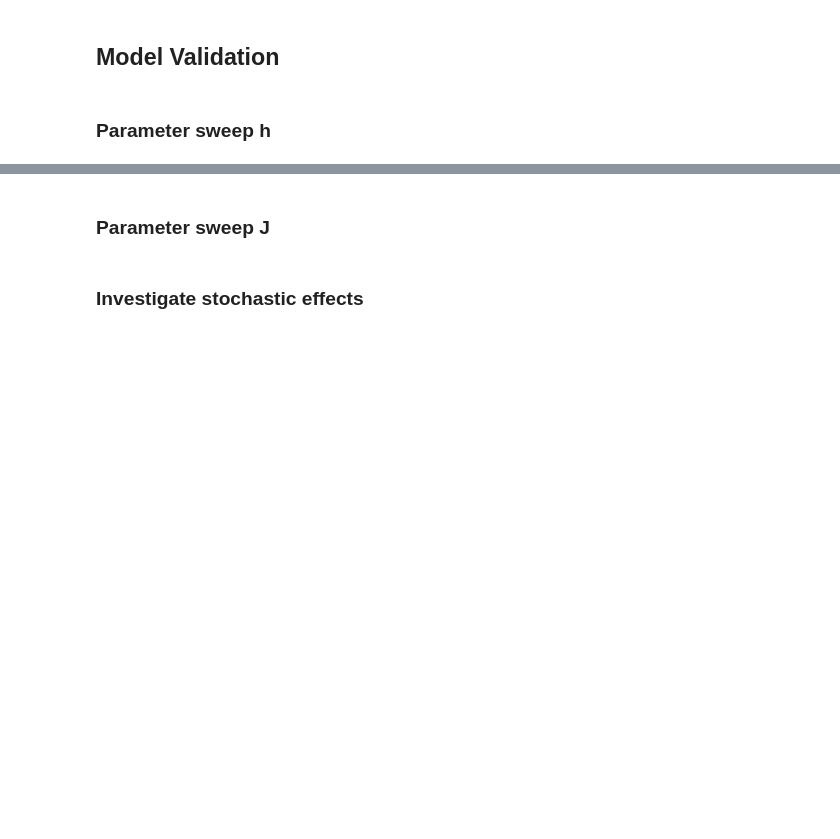
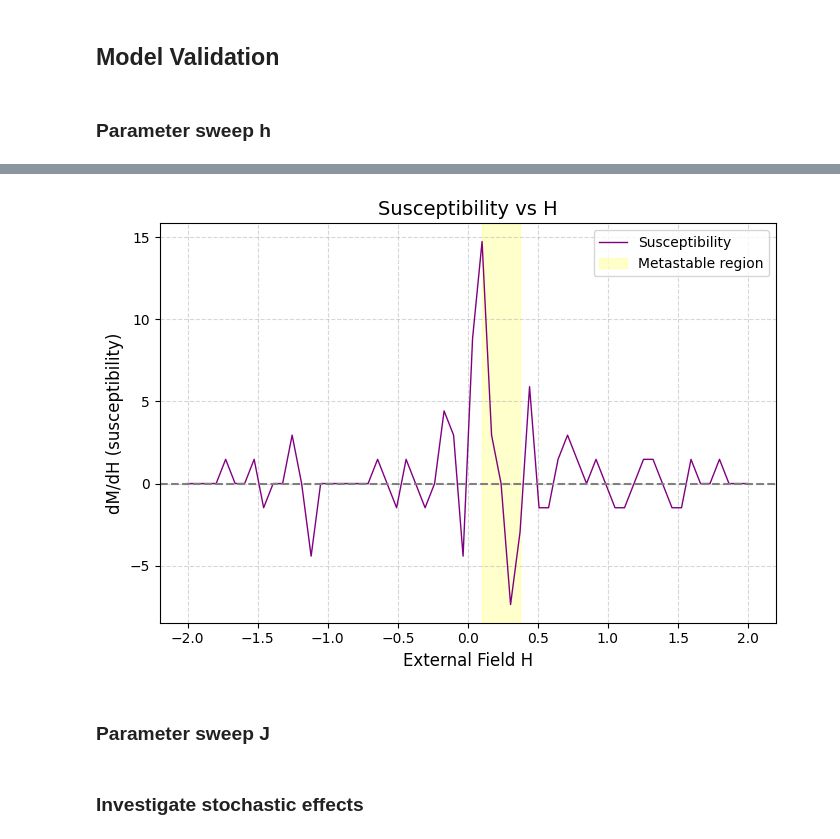
Before and after one commit to kylehtunis/psychopathology_css, a Jupyter notebook: project.ipynb, the cells around one changed output, grey strips where cells are left out. Cells and saved outputs as stored; diff of their text form; code cells hidden in the pictures; blank space fills up the shorter version.

```diff
--- a/project.ipynb
+++ b/project.ipynb
@@ -522,2 +619,23 @@ Video saved successfully.
+# %%
+# how susceptible the system is to small changes in H
+susceptibility = np.gradient(final_orders, H_values)
+
+plt.figure(figsize=(7,5))  # bigger figure
+
+plt.plot(H_values, susceptibility, 'purple', linewidth=1, label='Susceptibility')
+
+# Shade the metastable region
+plt.axvspan(H_recovery, H_collapse, color='yellow', alpha=0.2, label='Metastable region')
+
+plt.axhline(0, color='gray', linestyle='--')
+plt.xlabel('External Field H', fontsize=12)
+plt.ylabel('dM/dH (susceptibility)', fontsize=12)
+plt.title('Susceptibility vs H', fontsize=14)
+plt.legend()
+plt.grid(True, linestyle='--', alpha=0.5)
+plt.tight_layout()
+plt.show()
+# %% [output]
+[figure, added]
 # %% [markdown]
 ### Parameter sweep J
```
Also changed, not shown: parts of 5 cells of this notebook.
